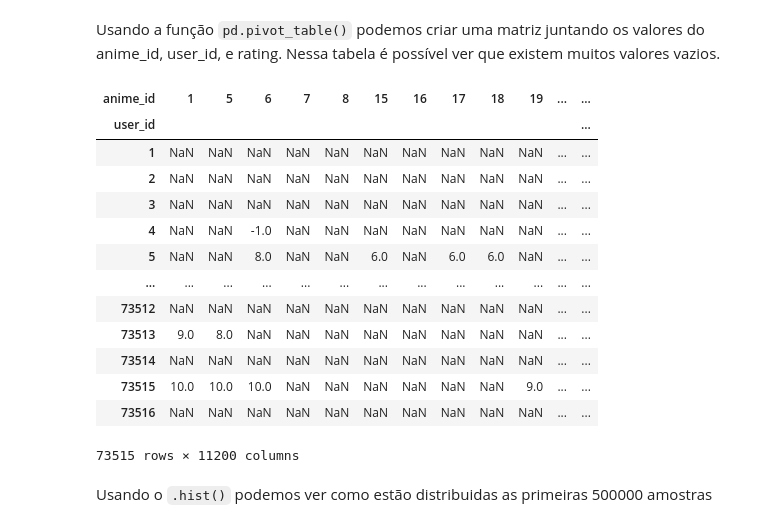
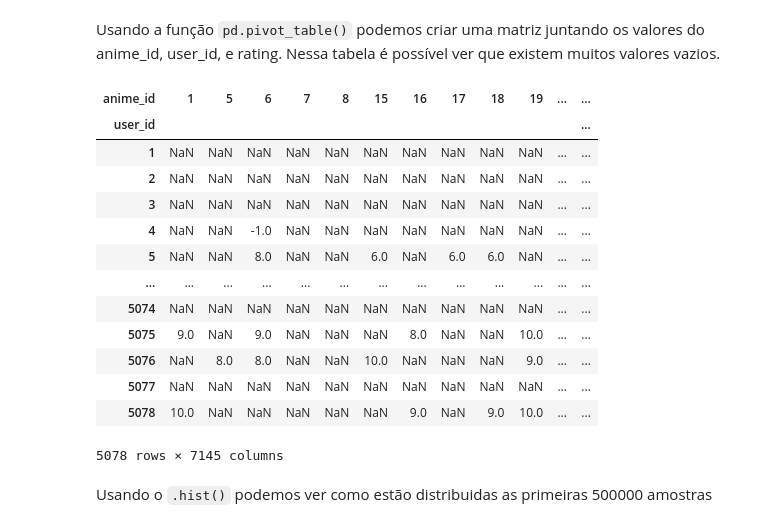
Before and after one commit to fabraz/fastaiOnCampus, a Jupyter notebook: nbs/lesson07-221031149_DaniloCTM_Danilo-César-Tertuliano-Melo.ipynb, the cells around one changed output. Saved outputs shown, nothing was run; the diff lists cells and outputs as text; code cells hidden in the pictures.

````diff
--- a/nbs/lesson07-221031149_DaniloCTM_Danilo-César-Tertuliano-Melo.ipynb
+++ b/nbs/lesson07-221031149_DaniloCTM_Danilo-César-Tertuliano-Melo.ipynb
@@ -61,22 +61,22 @@ df
 # %% [markdown]
 Usando a função ```pd.pivot_table()``` podemos criar uma matriz juntando os valores do anime_id, user_id, e rating. Nessa tabela é possível ver que existem muitos valores vazios.
 # %%
-pd.pivot_table(df, values = 'rating', index = 'user_id', columns = 'anime_id')
+pd.pivot_table(df[:500000], values = 'rating', index = 'user_id', columns = 'anime_id')
 # %% [output]
 | anime_id | 1 | 5 | 6 | 7 | 8 | 15 | 16 | 17 | 18 | 19 | ... | ... |
 | user_id |  |  |  |  |  |  |  |  |  |  |  | ... |
 | 1 | NaN | NaN | NaN | NaN | NaN | NaN | NaN | NaN | NaN | NaN | ... | ... |
 | 2 | NaN | NaN | NaN | NaN | NaN | NaN | NaN | NaN | NaN | NaN | ... | ... |
 | 3 | NaN | NaN | NaN | NaN | NaN | NaN | NaN | NaN | NaN | NaN | ... | ... |
 | 4 | NaN | NaN | -1.0 | NaN | NaN | NaN | NaN | NaN | NaN | NaN | ... | ... |
 | 5 | NaN | NaN | 8.0 | NaN | NaN | 6.0 | NaN | 6.0 | 6.0 | NaN | ... | ... |
 | ... | ... | ... | ... | ... | ... | ... | ... | ... | ... | ... | ... | ... |
-| 73512 | NaN | NaN | NaN | NaN | NaN | NaN | NaN | NaN | NaN | NaN | ... | ... |
-| 73513 | 9.0 | 8.0 | NaN | NaN | NaN | NaN | NaN | NaN | NaN | NaN | ... | ... |
-| 73514 | NaN | NaN | NaN | NaN | NaN | NaN | NaN | NaN | NaN | NaN | ... | ... |
-| 73515 | 10.0 | 10.0 | 10.0 | NaN | NaN | NaN | NaN | NaN | NaN | 9.0 | ... | ... |
-| 73516 | NaN | NaN | NaN | NaN | NaN | NaN | NaN | NaN | NaN | NaN | ... | ... |
+| 5074 | NaN | NaN | NaN | NaN | NaN | NaN | NaN | NaN | NaN | NaN | ... | ... |
+| 5075 | 9.0 | NaN | 9.0 | NaN | NaN | NaN | 8.0 | NaN | NaN | 10.0 | ... | ... |
+| 5076 | NaN | 8.0 | 8.0 | NaN | NaN | 10.0 | NaN | NaN | NaN | 9.0 | ... | ... |
+| 5077 | NaN | NaN | NaN | NaN | NaN | NaN | NaN | NaN | NaN | NaN | ... | ... |
+| 5078 | 10.0 | NaN | NaN | NaN | NaN | NaN | 9.0 | NaN | 9.0 | 10.0 | ... | ... |
-73515 rows × 11200 columns
+5078 rows × 7145 columns
 # %% [markdown]
 Usando o ```.hist()``` podemos ver como estão distribuidas as primeiras 500000 amostras
 # %%
````
Also changed, not shown: parts of 24 cells of this notebook.
